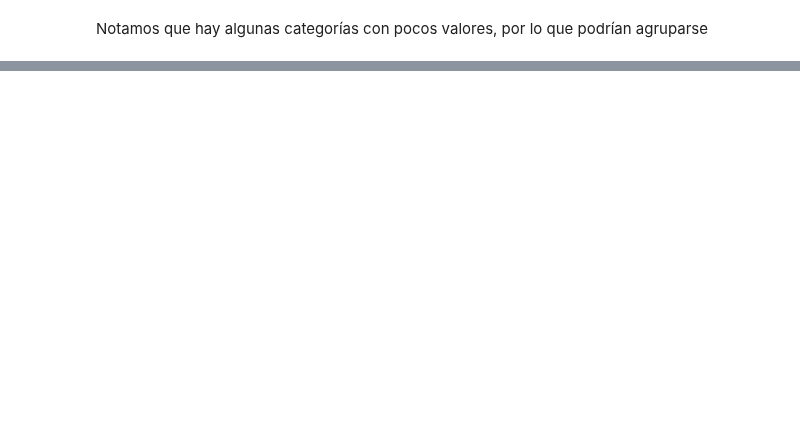
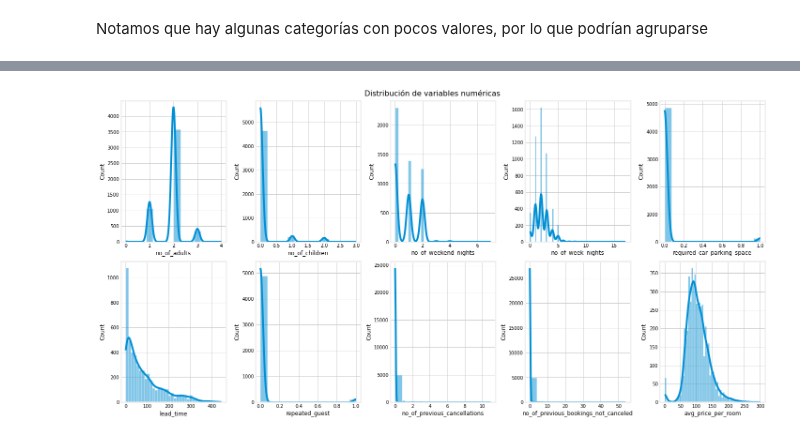
Before and after one commit to DenisTros/Hotel_Reservations, a Jupyter notebook: notebooks/Tarea.ipynb, the cells around one changed output, grey strips where cells are left out. Drawn from its saved outputs; the diff is of its cells as text; code cells hidden in the pictures; blank space fills up the shorter version.

```diff
--- a/notebooks/Tarea.ipynb
+++ b/notebooks/Tarea.ipynb
@@ -209,0 +292,25 @@ plt.show()
+# %%
+num_cols = ['no_of_adults',
+ 'no_of_children',
+ 'no_of_weekend_nights',
+ 'no_of_week_nights',
+ 'required_car_parking_space',
+ 'lead_time',
+ 'repeated_guest',
+ 'no_of_previous_cancellations',
+ 'no_of_previous_bookings_not_canceled',
+ 'avg_price_per_room',
+ 'no_of_special_requests']
+# %%
+fig, axes = plt.subplots(nrows=2, ncols=len(num_cols)//2, figsize=(20, 10), facecolor='white')
+fig.suptitle("Distribución de variables numéricas", fontsize=16)
+
+for i in range(2):
+    for j, col in enumerate(num_cols[i * (len(num_cols) // 2): (i + 1) * (len(num_cols) // 2)]):
+        ax = sns.histplot(data=df_sample, x=col, kde=True, ax=axes[i, j])
+        ax.set_facecolor('white')
+
+plt.tight_layout()
+plt.show()
+# %% [output]
+[figure, added]
```
Also changed, not shown: parts of 30 cells of this notebook, 2 other files.
